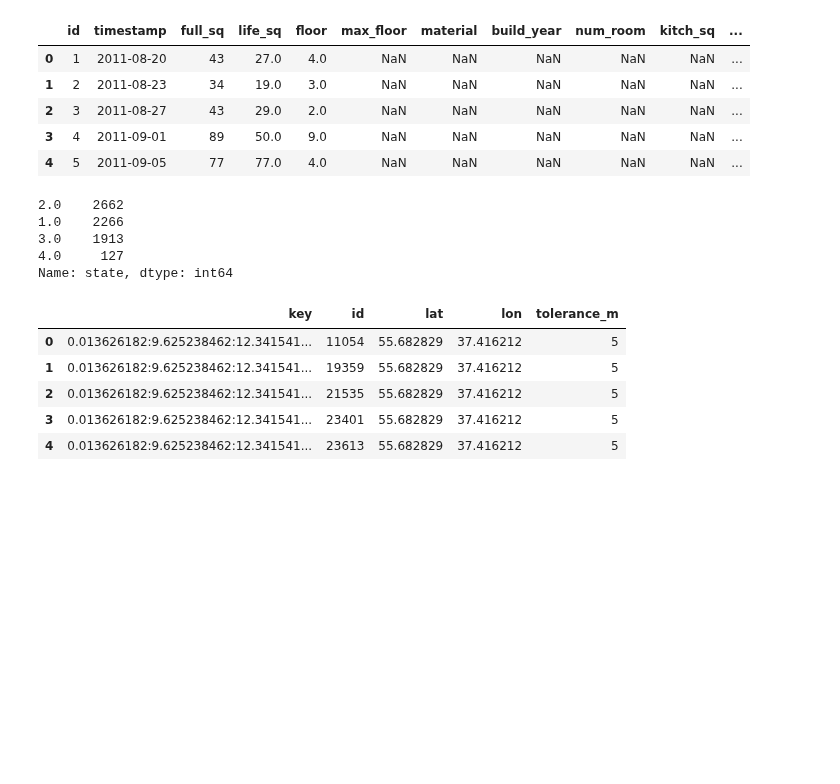
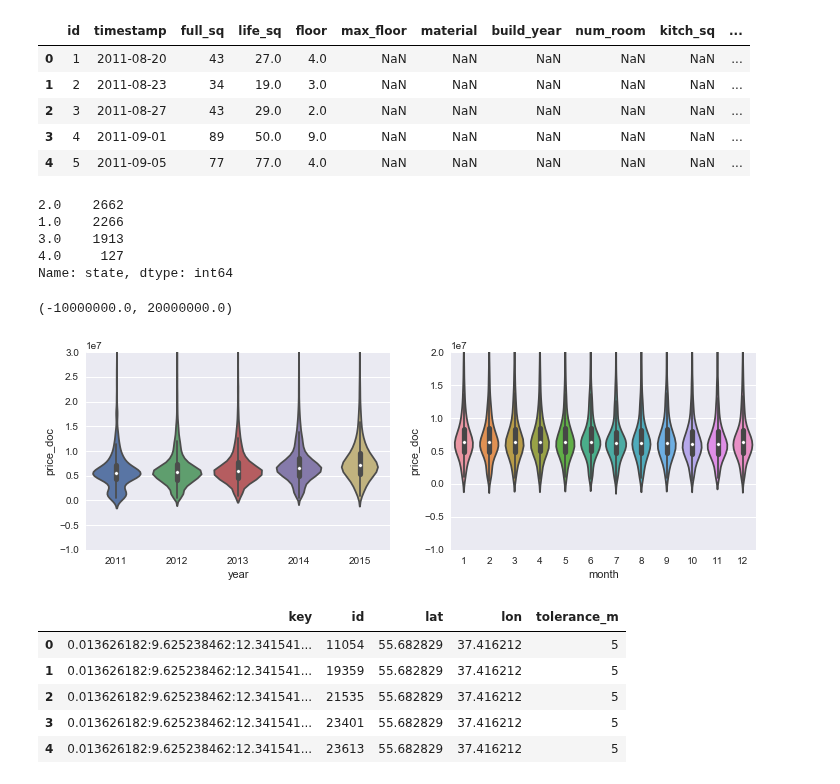
Before and after one commit to JCreeks/SyberbankHousingPrice, a Jupyter notebook: Initial_XGB.ipynb, the cells around one changed output. Drawn from its saved outputs; the diff is of its cells as text; code cells hidden in the pictures; blank space fills up the shorter version.

```diff
--- a/Initial_XGB.ipynb
+++ b/Initial_XGB.ipynb
@@ -39,6 +41,19 @@ train.head()
 | 4 | 5 | 2011-09-05 | 77 | 77.0 | 4.0 | NaN | NaN | NaN | NaN | NaN | ... |
 # %%
 #clean data
+def build_year_clean(train):
+    #train.build_year=train.build_year.apply(int)
+    train.build_year[train.build_year == 20052009] = 2005
+    train.build_year[train.build_year == 0] = np.NaN
+    train.build_year[train.build_year == 1] = np.NaN
+    train.build_year[train.build_year == 20] = 2000
+    train.build_year[train.build_year == 215] = 2015
+    train.build_year[train.build_year == 4965] = np.NaN
+    train.build_year[train.build_year == 3] = np.NaN
+    train.build_year[train.build_year == 71] = np.NaN
+build_year_clean(train)
+build_year_clean(test)
+
 bad_index = train[train.life_sq > train.full_sq].index
 train.ix[bad_index, "life_sq"] = np.NaN
 equal_index = [601,1896,2791]
@@ -104,7 +119,7 @@ train.material.value_counts()
 test.material.value_counts()
 train.state.value_counts()
 bad_index = train[train.state == 33].index
-train.ix[bad_index, "state"] = np.NaN
+train.ix[bad_index, "state"] = 3#np.NaN
 test.state.value_counts()
 # %% [output]
 2.0    2662
@@ -155,6 +172,17 @@ test.apartment_name=test.sub_area + train['metro_km_avto'].astype(str)
 
 train['room_size'] = train['life_sq'] / train['num_room'].astype(float)
 test['room_size'] = test['life_sq'] / test['num_room'].astype(float)
+# %%
+plt.figure(figsize=(12,8))
+plt.subplot(2,2,1)
+sns.violinplot(data=train,x='year',y='price_doc')
+plt.ylim(-.1e8,.3e8)
+plt.subplot(2,2,2)
+sns.violinplot(data=train,x='month',y='price_doc')
+plt.ylim(-.1e8,.2e8)
+# %% [output]
+(-10000000.0, 20000000.0)
+[figure, added]
 # %%
 train_lat_long=pd.read_csv("./input/train_lat_lon.csv")
 test_lat_long=pd.read_csv("./input/test_lat_lon.csv")
```
Also changed, not shown: parts of 9 cells of this notebook.
